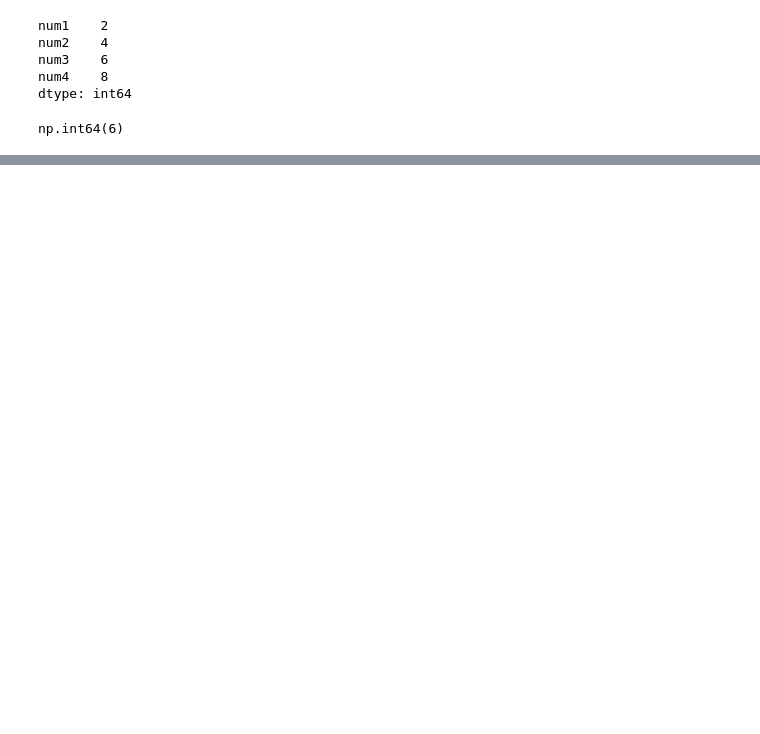
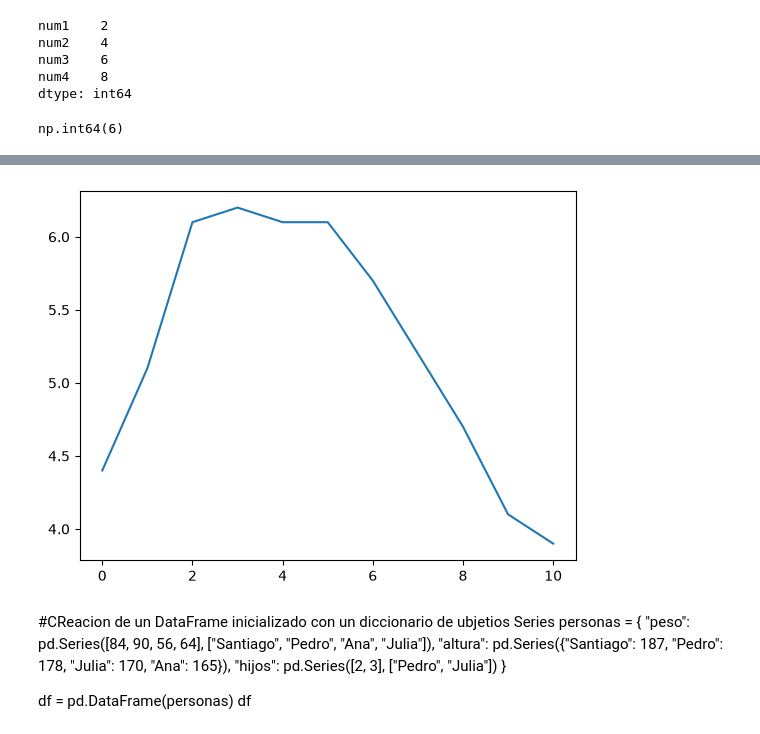
Before and after one commit to robertorocha828/fundamentos_ia, a Jupyter notebook: jupyterlab/Programa_1.ipynb, the cells around one changed output, grey strips where cells are left out. Cells and saved outputs as stored; diff of their text form; code cells hidden in the pictures; blank space fills up the shorter version.

```diff
--- a/jupyterlab/Programa_1.ipynb
+++ b/jupyterlab/Programa_1.ipynb
@@ -335,0 +660,5 @@ np.int64(6)
+# %%
+#Creacionm de un objeto Series denominado tempureaturas
+temperaturas = [4.4,5.1,6.1,6.2,6.1,6.1,5.7,5.2,4.7,4.1,3.9]
+s = pd.Series(temperaturas, name='Temperaturas')
+s
@@ -335,0 +678,18 @@ np.int64(6)
+# %%
+#Representacion grafica
+%matplotlib inline
+import matplotlib.pyplot as plt
+s.plot()
+plt.show()
+# %% [output]
+[figure, added]
+# %% [markdown]
+#CReacion de un DataFrame inicializado con un diccionario de ubjetios Series
+personas = {
+    "peso": pd.Series([84, 90, 56, 64], ["Santiago", "Pedro", "Ana", "Julia"]),
+    "altura": pd.Series({"Santiago": 187, "Pedro": 178, "Julia": 170, "Ana": 165}),
+    "hijos": pd.Series([2, 3], ["Pedro", "Julia"])
+}
+
+df = pd.DataFrame(personas)
+df
```
Also changed, not shown: parts of 57 cells of this notebook.
